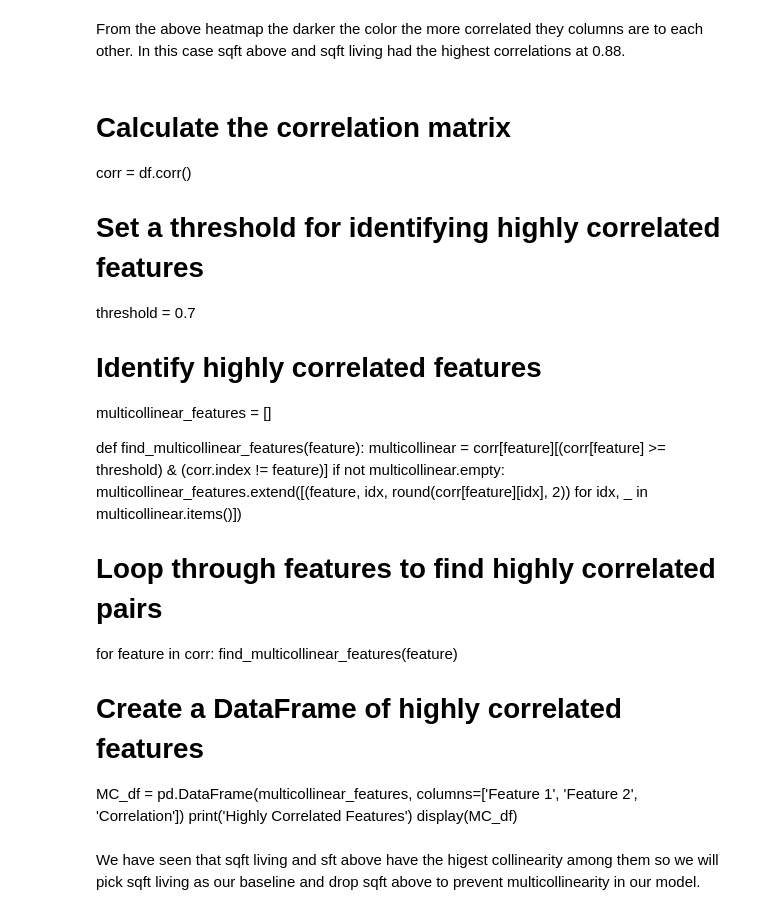
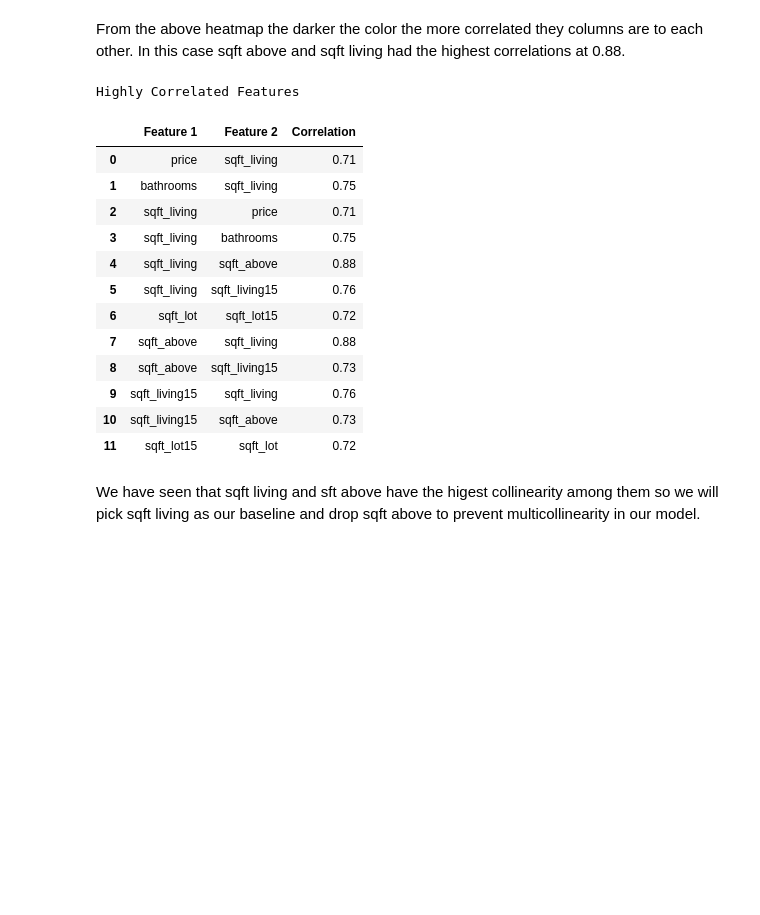
Before and after one commit to learn-co-curriculum/dsc-phase-2-project-v2-3, a Jupyter notebook: student.ipynb, the cells around one changed output. Saved outputs shown, nothing was run; the diff lists cells and outputs as text; code cells hidden in the pictures; blank space fills up the shorter version.

```diff
--- a/student.ipynb
+++ b/student.ipynb
@@ -676,29 +676,44 @@ heatmap = sns.heatmap(corr, cmap='Reds', annot=True)
 # %% [markdown]
 From the above heatmap the darker the color the more correlated they columns are to each other. In this case sqft above and
 sqft living had the highest correlations at 0.88.
-# %% [markdown]
-# Calculate the correlation matrix
-corr = df.corr()
-
-# Set a threshold for identifying highly correlated features
-threshold = 0.7
-
-# Identify highly correlated features
-multicollinear_features = []
-
-def find_multicollinear_features(feature):
-    multicollinear = corr[feature][(corr[feature] >= threshold) & (corr.index != feature)]
-    if not multicollinear.empty:
-        multicollinear_features.extend([(feature, idx, round(corr[feature][idx], 2)) for idx, _ in multicollinear.items()])
-
-# Loop through features to find highly correlated pairs
-for feature in corr:
-    find_multicollinear_features(feature)
-
-# Create a DataFrame of highly correlated features
-MC_df = pd.DataFrame(multicollinear_features, columns=['Feature 1', 'Feature 2', 'Correlation'])
-print('Highly Correlated Features')
-display(MC_df)
+# %%
+# Calculate the correlation matrix
+corr = df.corr()
+
+# Set a threshold for identifying highly correlated features
+threshold = 0.7
+
+# Identify highly correlated features
+multicollinear_features = []
+
+def find_multicollinear_features(feature):
+    multicollinear = corr[feature][(corr[feature] >= threshold) & (corr.index != feature)]
+    if not multicollinear.empty:
+        multicollinear_features.extend([(feature, idx, round(corr[feature][idx], 2)) for idx, _ in multicollinear.items()])
+
+# Loop through features to find highly correlated pairs
+for feature in corr:
+    find_multicollinear_features(feature)
+
+# Create a DataFrame of highly correlated features
+MC_df = pd.DataFrame(multicollinear_features, columns=['Feature 1', 'Feature 2', 'Correlation'])
+print('Highly Correlated Features')
+display(MC_df)
+# %% [output]
+Highly Correlated Features
+|  | Feature 1 | Feature 2 | Correlation |
+| 0 | price | sqft_living | 0.71 |
+| 1 | bathrooms | sqft_living | 0.75 |
+| 2 | sqft_living | price | 0.71 |
+| 3 | sqft_living | bathrooms | 0.75 |
+| 4 | sqft_living | sqft_above | 0.88 |
+| 5 | sqft_living | sqft_living15 | 0.76 |
+| 6 | sqft_lot | sqft_lot15 | 0.72 |
+| 7 | sqft_above | sqft_living | 0.88 |
+| 8 | sqft_above | sqft_living15 | 0.73 |
+| 9 | sqft_living15 | sqft_living | 0.76 |
+| 10 | sqft_living15 | sqft_above | 0.73 |
+| 11 | sqft_lot15 | sqft_lot | 0.72 |
 # %% [markdown]
 We have seen that sqft living and sft above have the higest collinearity among them so we will pick sqft living as our baseline and drop sqft above to prevent multicollinearity in our model.
 # %% [markdown]
```
Also changed, not shown: parts of 7 cells of this notebook, 1 other file.
